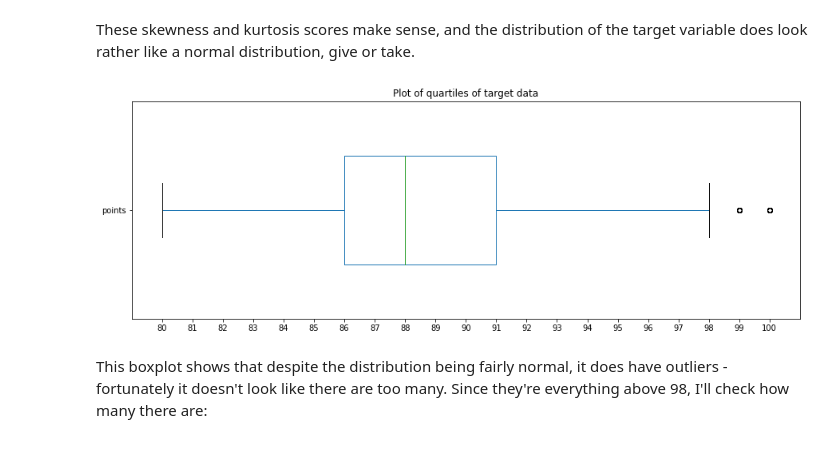
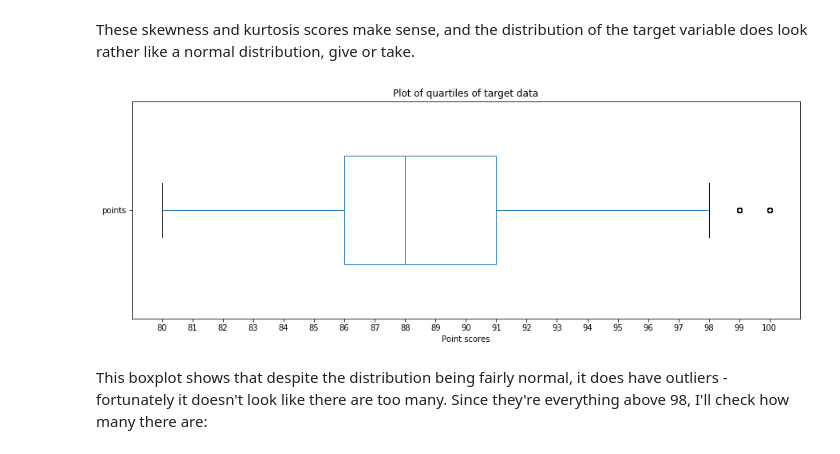
Before and after one commit to chorhatarahuduketuri/Wine-reviews, a Jupyter notebook: code/Wine Reviews EDA.ipynb, the cells around one changed output. Saved outputs shown, nothing was run; the diff lists cells and outputs as text; code cells hidden in the pictures.

Commit message:
Added title and axes descriptions for all graphics

```diff
--- a/code/Wine Reviews EDA.ipynb
+++ b/code/Wine Reviews EDA.ipynb
@@ -194,10 +197,12 @@ Target data kurtosis: -0.29599796801102096
 # %% [markdown]
 These skewness and kurtosis scores make sense, and the distribution of the target variable does look rather like a normal distribution, give or take.
 # %%
-ax_1 = target_data.plot.box(title='Plot of quartiles of target data', figsize=(15,5), vert=False, widths=0.5)
-ax_1.set_xticks(target_data.value_counts().sort_index().index);
+ax_2 = target_data.plot.box(title='Plot of quartiles of target data', figsize=(15,5), vert=False, widths=0.5)
+
+ax_2.set_xticks(target_data.value_counts().sort_index().index);
+ax_2.set_xlabel('Point scores');
 # %% [output]
-[figure, old version]
+[figure, new version]
 # %% [markdown]
 This boxplot shows that despite the distribution being fairly normal, it does have outliers - fortunately it doesn't look like there are too many. Since they're everything above 98, I'll check how many there are:
 # %%
```
Also changed, not shown: parts of 17 cells of this notebook.
